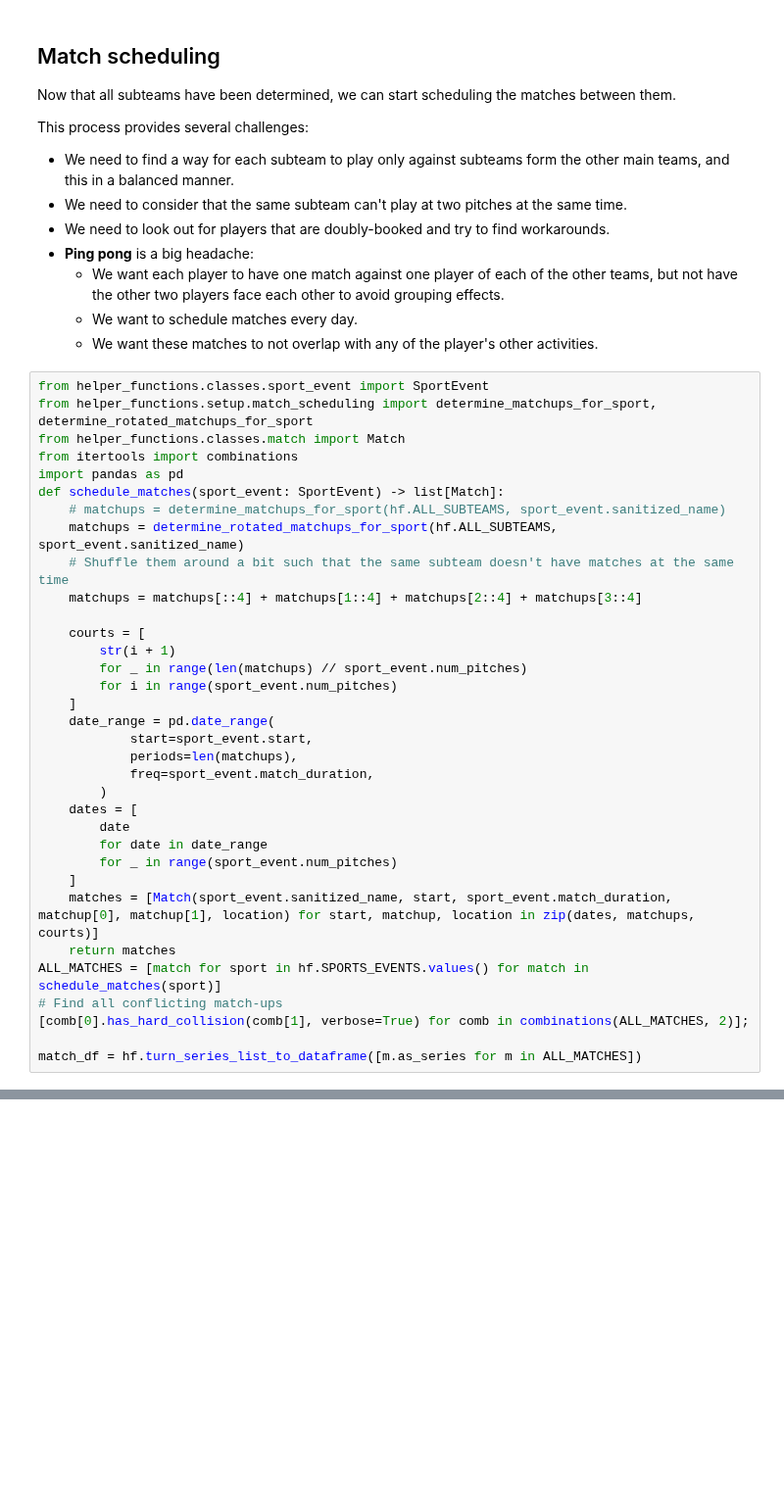
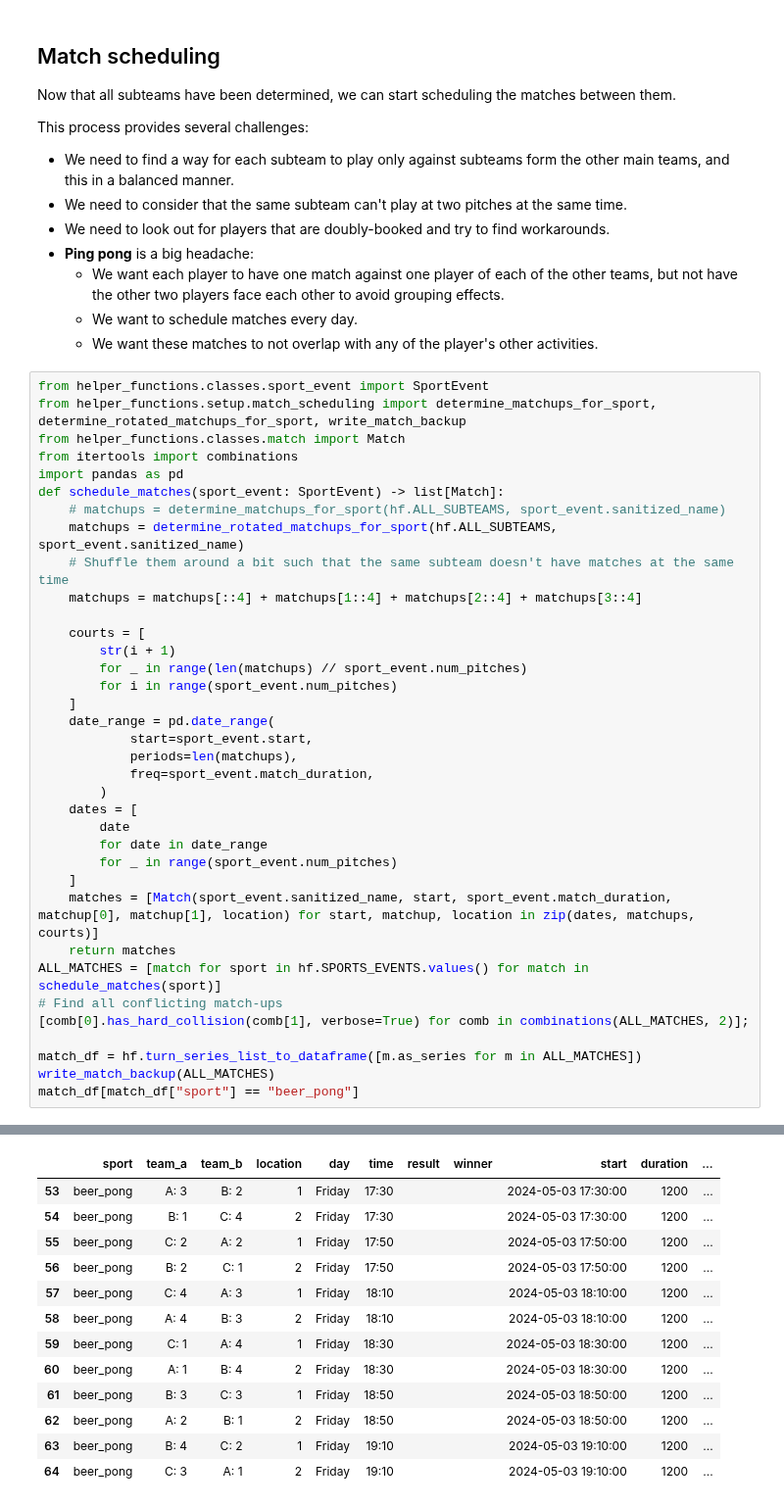
Before and after one commit to FBalzerMPE/imprs_sports_week, a Jupyter notebook: set_up_data.ipynb, the cells around one changed output, grey strips where cells are left out. Shown at 98% size. Drawn from its saved outputs; the diff is of its cells as text; blank space fills up the shorter version.

Commit message:
Added scheduled matches and updated their display on website

```diff
--- a/set_up_data.ipynb
+++ b/set_up_data.ipynb
@@ -134,7 +134,7 @@ This process provides several challenges:
   - We want these matches to not overlap with any of the player's other activities.
 # %%
 from helper_functions.classes.sport_event import SportEvent
-from helper_functions.setup.match_scheduling import determine_matchups_for_sport, determine_rotated_matchups_for_sport
+from helper_functions.setup.match_scheduling import determine_matchups_for_sport, determine_rotated_matchups_for_sport, write_match_backup
 from helper_functions.classes.match import Match
 from itertools import combinations
 import pandas as pd
@@ -166,6 +166,8 @@ ALL_MATCHES = [match for sport in hf.SPORTS_EVENTS.values() for match in schedul
 [comb[0].has_hard_collision(comb[1], verbose=True) for comb in combinations(ALL_MATCHES, 2)];
 
 match_df = hf.turn_series_list_to_dataframe([m.as_series for m in ALL_MATCHES])
+write_match_backup(ALL_MATCHES)
+match_df[match_df["sport"] == "beer_pong"]
 # %% [output]
 basketball, running_sprints: {'Scientific Angelfish'} have conflicting schedules.
 basketball, ping_pong: {'Scientific Angelfish'} have conflicting schedules.
@@ -187,3 +189,16 @@ beer_pong, fooseball: {'Trivial Uguisu'} have conflicting schedules.
+|  | sport | team_a | team_b | location | day | time | result | winner | start | duration | ... |
+| 53 | beer_pong | A: 3 | B: 2 | 1 | Friday | 17:30 |  |  | 2024-05-03 17:30:00 | 1200 | ... |
+| 54 | beer_pong | B: 1 | C: 4 | 2 | Friday | 17:30 |  |  | 2024-05-03 17:30:00 | 1200 | ... |
+| 55 | beer_pong | C: 2 | A: 2 | 1 | Friday | 17:50 |  |  | 2024-05-03 17:50:00 | 1200 | ... |
+| 56 | beer_pong | B: 2 | C: 1 | 2 | Friday | 17:50 |  |  | 2024-05-03 17:50:00 | 1200 | ... |
+| 57 | beer_pong | C: 4 | A: 3 | 1 | Friday | 18:10 |  |  | 2024-05-03 18:10:00 | 1200 | ... |
+| 58 | beer_pong | A: 4 | B: 3 | 2 | Friday | 18:10 |  |  | 2024-05-03 18:10:00 | 1200 | ... |
+| 59 | beer_pong | C: 1 | A: 4 | 1 | Friday | 18:30 |  |  | 2024-05-03 18:30:00 | 1200 | ... |
+| 60 | beer_pong | A: 1 | B: 4 | 2 | Friday | 18:30 |  |  | 2024-05-03 18:30:00 | 1200 | ... |
+| 61 | beer_pong | B: 3 | C: 3 | 1 | Friday | 18:50 |  |  | 2024-05-03 18:50:00 | 1200 | ... |
+| 62 | beer_pong | A: 2 | B: 1 | 2 | Friday | 18:50 |  |  | 2024-05-03 18:50:00 | 1200 | ... |
+| 63 | beer_pong | B: 4 | C: 2 | 1 | Friday | 19:10 |  |  | 2024-05-03 19:10:00 | 1200 | ... |
+| 64 | beer_pong | C: 3 | A: 1 | 2 | Friday | 19:10 |  |  | 2024-05-03 19:10:00 | 1200 | ... |
 # %%
 
 matches = [Match.from_dataframe_entry(m, hf.ALL_SUBTEAMS) for _, m in match_df.iterrows()]
```
Also changed, not shown: parts of 3 cells of this notebook, 11 other files.
